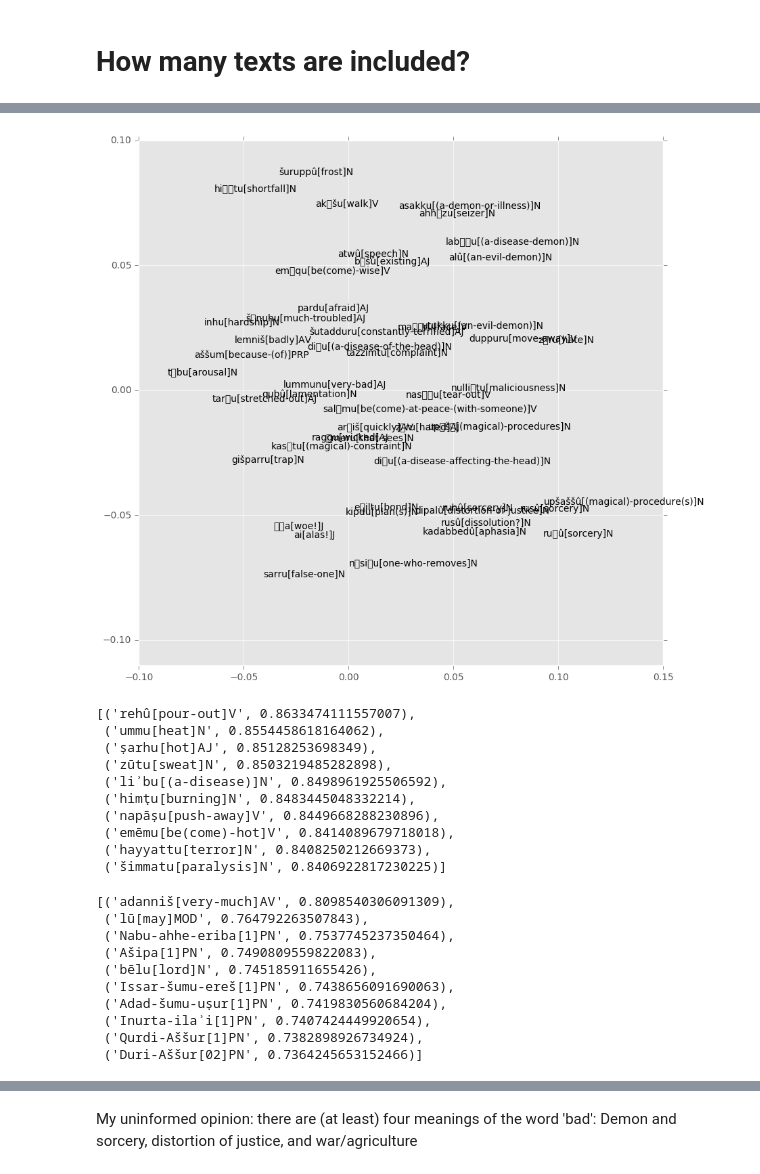
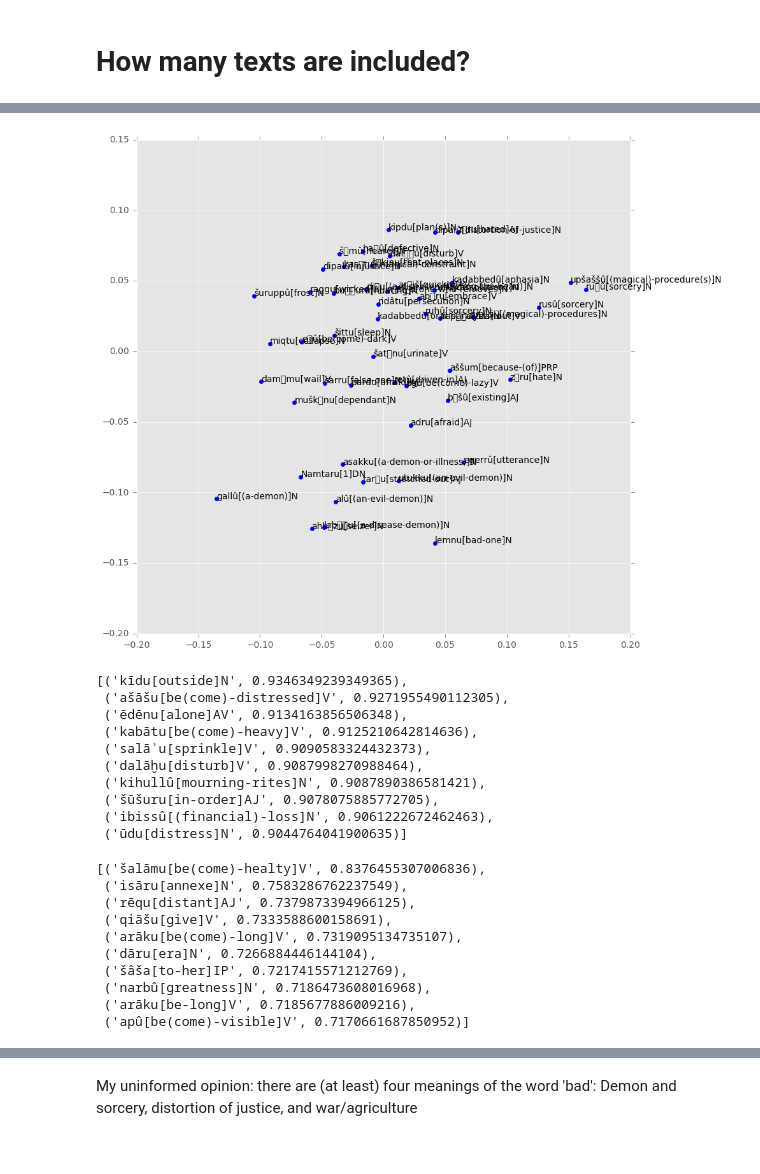
Before and after one commit to niekveldhuis/Word2vec, a Jupyter notebook: word2vec_test.ipynb, the cells around one changed output, grey strips where cells are left out. Saved outputs shown, nothing was run; the diff lists cells and outputs as text; code cells hidden in the pictures.

```diff
--- a/word2vec_test.ipynb
+++ b/word2vec_test.ipynb
@@ -76,0 +82,7 @@ data['tokens'][0]
+# %%
+data_NA = data.copy()
+for i in range(len(data_NA)):
+    data_NA['tokens'][i] = [token if not token.endswith('NA]NA') else 'NA' for token in data_NA['tokens'][i]]
+# %%
+for i in range(len(data)):
+    data['tokens'][i] = [token for token in data['tokens'][i] if not token.endswith('NA]NA')]
@@ -259,48 +311,46 @@ model.most_similar(['lemnu[bad]AJ', 'masku[bad]AJ'])
 # %%
 # For comparison, here is the same graph using a vector for words meaning 'bad'
 
 bad_tokens = [token for token,weight in model.most_similar(['lemnu[bad]AJ', 'masku[bad]AJ'], topn=50)]
 vectors = [model[word] for word in bad_tokens]
 dist_matrix = pairwise.pairwise_distances(vectors, metric='cosine')
 mds = MDS(n_components = 2, dissimilarity='precomputed')
 embeddings = mds.fit_transform(dist_matrix)
 _, ax = plt.subplots(figsize=(10,10))
-ax.scatter(embeddings[:,0], embeddings[:,1], alpha=0)
+ax.scatter(embeddings[:,0], embeddings[:,1], alpha=1, color='b')
 for i in range(len(vectors)):
     ax.annotate(bad_tokens[i], ((embeddings[i,0], embeddings[i,1])))
-    ax.set_xlim(-.1, .15)
-    ax.set_ylim(-.11, .1)
 # %% [output]
-[figure, old version]
+[figure, new version]
 # %%
 #other binaries
 #sick and healthy
-model.most_similar(['marṣu[sick]AJ'], topn=10)
+model.most_similar(['marāṣu[be(come)-ill]V'], topn=10)
 # %% [output]
-[('rehû[pour-out]V', 0.8633474111557007),
- ('ummu[heat]N', 0.8554458618164062),
- ('ṣarhu[hot]AJ', 0.85128253698349),
- ('zūtu[sweat]N', 0.8503219485282898),
- ('liʾbu[(a-disease)]N', 0.8498961925506592),
- ('himṭu[burning]N', 0.8483445048332214),
- ('napāṣu[push-away]V', 0.8449668288230896),
- ('emēmu[be(come)-hot]V', 0.8414089679718018),
- ('hayyattu[terror]N', 0.8408250212669373),
- ('šimmatu[paralysis]N', 0.8406922817230225)]
+[('kīdu[outside]N', 0.9346349239349365),
+ ('ašāšu[be(come)-distressed]V', 0.9271955490112305),
+ ('ēdēnu[alone]AV', 0.9134163856506348),
+ ('kabātu[be(come)-heavy]V', 0.9125210642814636),
+ ('salāʾu[sprinkle]V', 0.9090583324432373),
+ ('dalāḫu[disturb]V', 0.9087998270988464),
+ ('kihullû[mourning-rites]N', 0.9087890386581421),
+ ('šūšuru[in-order]AJ', 0.9078075885772705),
+ ('ibissû[(financial)-loss]N', 0.9061222672462463),
+ ('ūdu[distress]N', 0.9044764041900635)]
 # %%
 #Is there a word for healthy?
-model.most_similar(['šulmu[completeness]N'], topn=10)
+model.most_similar(['balāṭu[life]N'], topn=10)
 # %% [output]
-[('adanniš[very-much]AV', 0.8098540306091309),
- ('lū[may]MOD', 0.764792263507843),
- ('Nabu-ahhe-eriba[1]PN', 0.7537745237350464),
- ('Ašipa[1]PN', 0.7490809559822083),
- ('bēlu[lord]N', 0.745185911655426),
- ('Issar-šumu-ereš[1]PN', 0.7438656091690063),
- ('Adad-šumu-uṣur[1]PN', 0.7419830560684204),
- ('Inurta-ilaʾi[1]PN', 0.7407424449920654),
- ('Qurdi-Aššur[1]PN', 0.7382898926734924),
- ('Duri-Aššur[02]PN', 0.7364245653152466)]
+[('šalāmu[be(come)-healty]V', 0.8376455307006836),
+ ('isāru[annexe]N', 0.7583286762237549),
+ ('rēqu[distant]AJ', 0.7379873394966125),
+ ('qiāšu[give]V', 0.7333588600158691),
+ ('arāku[be(come)-long]V', 0.7319095134735107),
+ ('dāru[era]N', 0.7266884446144104),
+ ('šâša[to-her]IP', 0.7217415571212769),
+ ('narbû[greatness]N', 0.7186473608016968),
+ ('arāku[be-long]V', 0.7185677886009216),
+ ('apû[be(come)-visible]V', 0.7170661687850952)]
 # %%
 model.most_similar(['masku[bad]AJ'])
 # %% [output]
```
Also changed, not shown: parts of 34 cells of this notebook.
